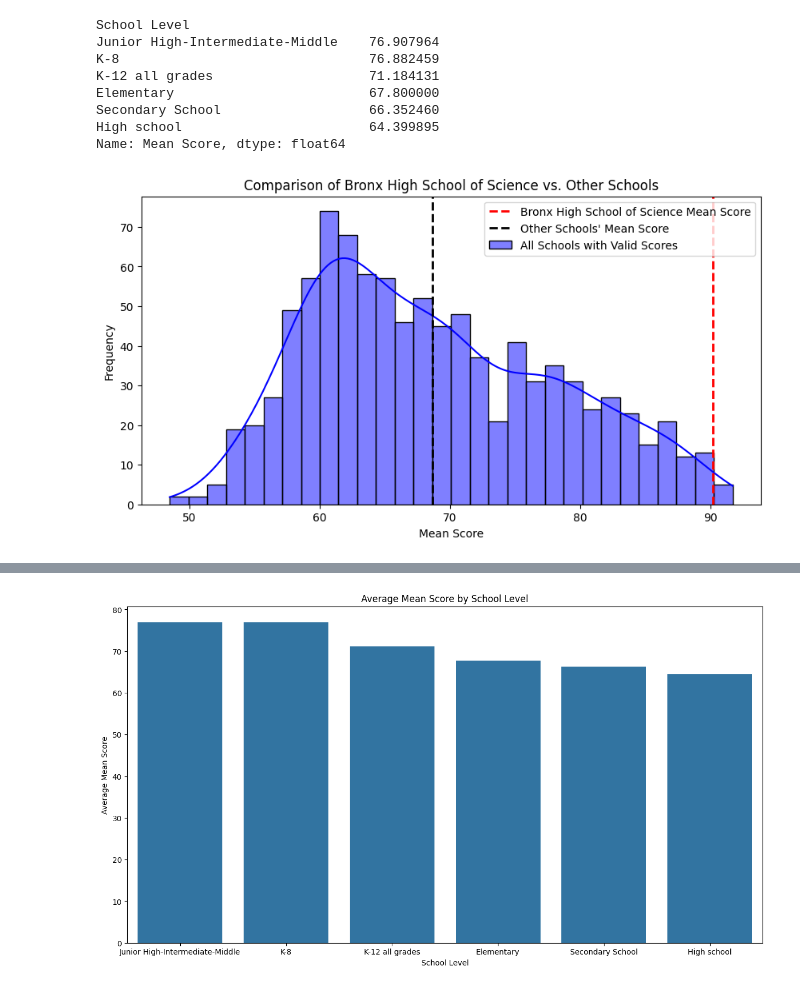
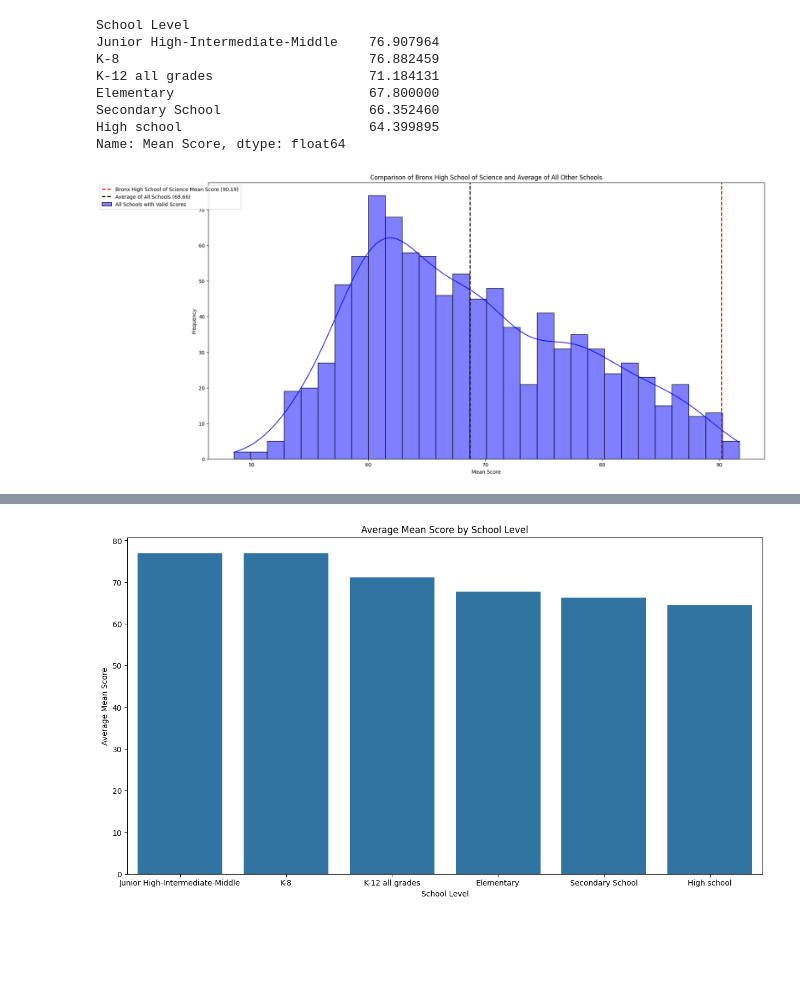
Before and after one commit to mpatel5/FoundationsOfDataScience, a Jupyter notebook: PythonProject1.ipynb, the cells around one changed output, grey strips where cells are left out. Drawn from its saved outputs; the diff is of its cells as text; code cells hidden in the pictures; blank space fills up the shorter version.

```diff
--- a/PythonProject1.ipynb
+++ b/PythonProject1.ipynb
@@ -115,9 +115,9 @@ selected_school = "Bronx High School of Science"
 school_mean_score = valid_schools[selected_school]
 # %%
 # Compute the mean score for all other schools
-other_schools_mean_score = valid_schools.drop(selected_school).mean()
+all_schools_mean_score = valid_schools.drop(selected_school).mean()
 
 print(f"{selected_school} Mean Score: {school_mean_score:.2f}")
-print(f"Other Schools' Mean Score: {other_schools_mean_score:.2f}")
+print(f"All Schools' Mean Score: {all_schools_mean_score:.2f}")
 # %% [output]
 Bronx High School of Science Mean Score: 90.19
@@ -143,16 +143,20 @@ High school                        64.399895
 Name: Mean Score, dtype: float64
 # %%
 # Visualization
-plt.figure(figsize=(10, 5))
+plt.figure(figsize=(20, 10))
 sns.histplot(valid_schools, bins=30, kde=True, color="blue", label="All Schools with Valid Scores")
-plt.axvline(school_mean_score, color="red", linestyle="dashed", linewidth=2, label=f"{selected_school} Mean Score")
-plt.axvline(other_schools_mean_score, color="black", linestyle="dashed", linewidth=2, label="Other Schools' Mean Score")
+
+# Add vertical lines for the selected school and the average of all schools
+plt.axvline(school_mean_score, color="red", linestyle="dashed", linewidth=2,
+            label=f"{selected_school} Mean Score ({school_mean_score:.2f})")
+plt.axvline(all_schools_mean_score, color="black", linestyle="dashed", linewidth=2,
+            label=f"Average of All Schools ({all_schools_mean_score:.2f})")
 
 # Labels and title
-plt.legend()
-plt.title("Comparison of Bronx High School of Science vs. Other Schools")
+plt.legend(loc='upper left', bbox_to_anchor=(-0.2, 1), ncol=1)  # Move legend to the left of the chart
+plt.title("Comparison of Bronx High School of Science and Average of All Other Schools")
 plt.xlabel("Mean Score")
 plt.ylabel("Frequency")
 plt.show()
 # %% [output]
-[figure, old version]
+[figure, new version]
```
Also changed, not shown: parts of 2 cells of this notebook.
